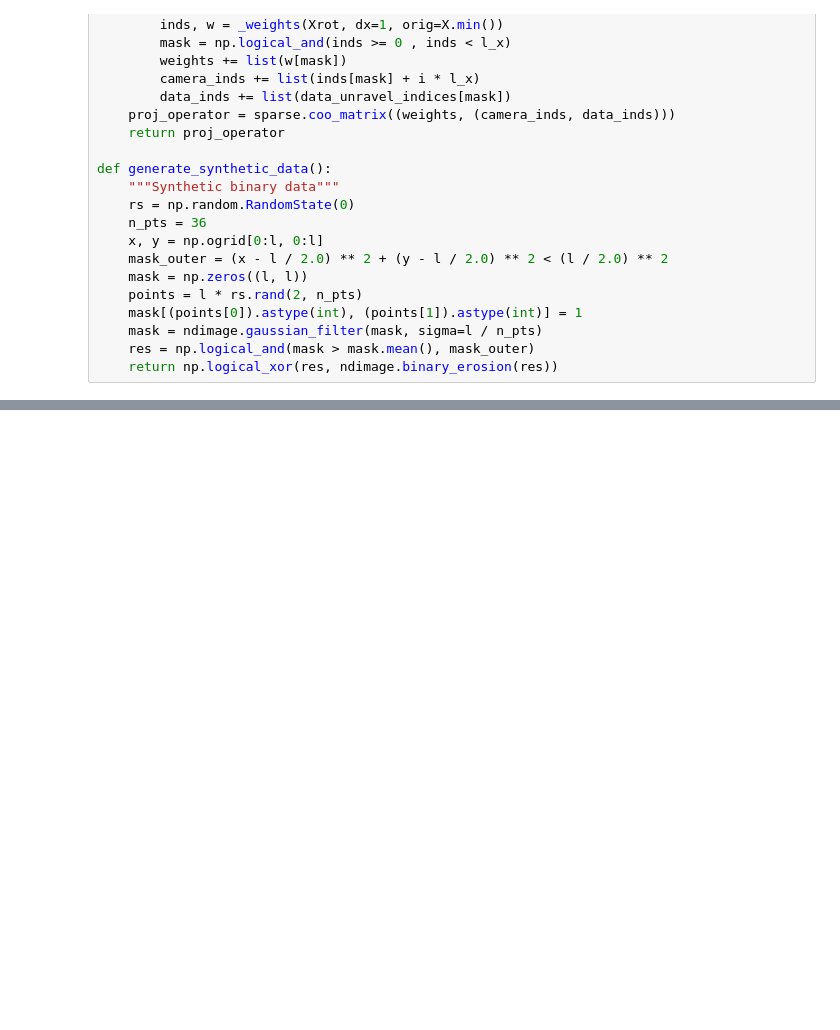
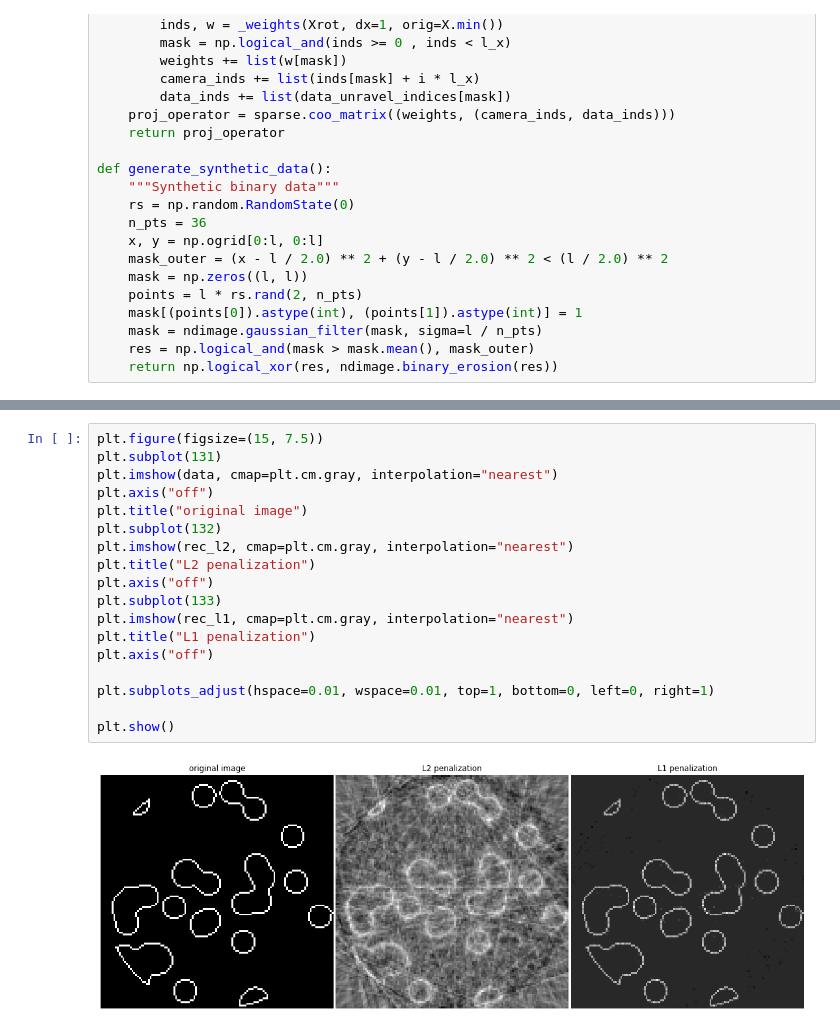
Before and after one commit to GIHYUNJIN/scikit-learn, a Jupyter notebook: 1.Supervised_Learning/1.1.Linear_Models/1.1.3. Lasso.ipynb, the cells around one changed output, grey strips where cells are left out. Drawn from its saved outputs; the diff is of its cells as text; blank space fills up the shorter version.

```diff
--- a/1.Supervised_Learning/1.1.Linear_Models/1.1.3. Lasso.ipynb
+++ b/1.Supervised_Learning/1.1.Linear_Models/1.1.3. Lasso.ipynb
@@ -136,0 +148,20 @@ plt.show()
+# %%
+plt.figure(figsize=(15, 7.5))
+plt.subplot(131)
+plt.imshow(data, cmap=plt.cm.gray, interpolation="nearest")
+plt.axis("off")
+plt.title("original image")
+plt.subplot(132)
+plt.imshow(rec_l2, cmap=plt.cm.gray, interpolation="nearest")
+plt.title("L2 penalization")
+plt.axis("off")
+plt.subplot(133)
+plt.imshow(rec_l1, cmap=plt.cm.gray, interpolation="nearest")
+plt.title("L1 penalization")
+plt.axis("off")
+
+plt.subplots_adjust(hspace=0.01, wspace=0.01, top=1, bottom=0, left=0, right=1)
+
+plt.show()
+# %% [output]
+[figure, added]
```
Also changed, not shown: parts of 16 cells of this notebook, 5 other files.
